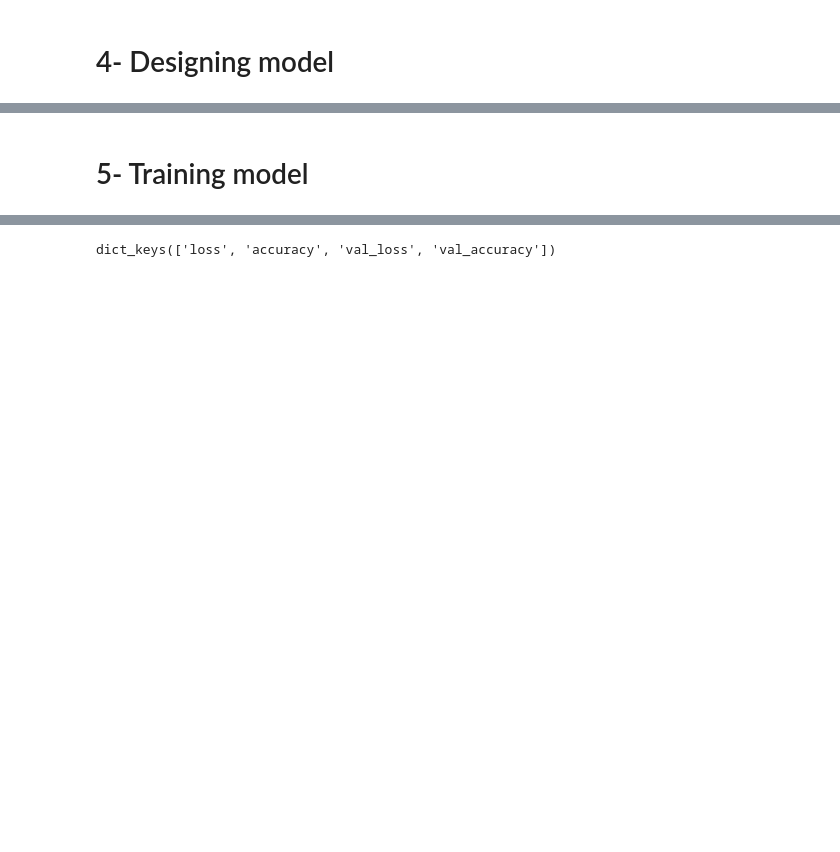
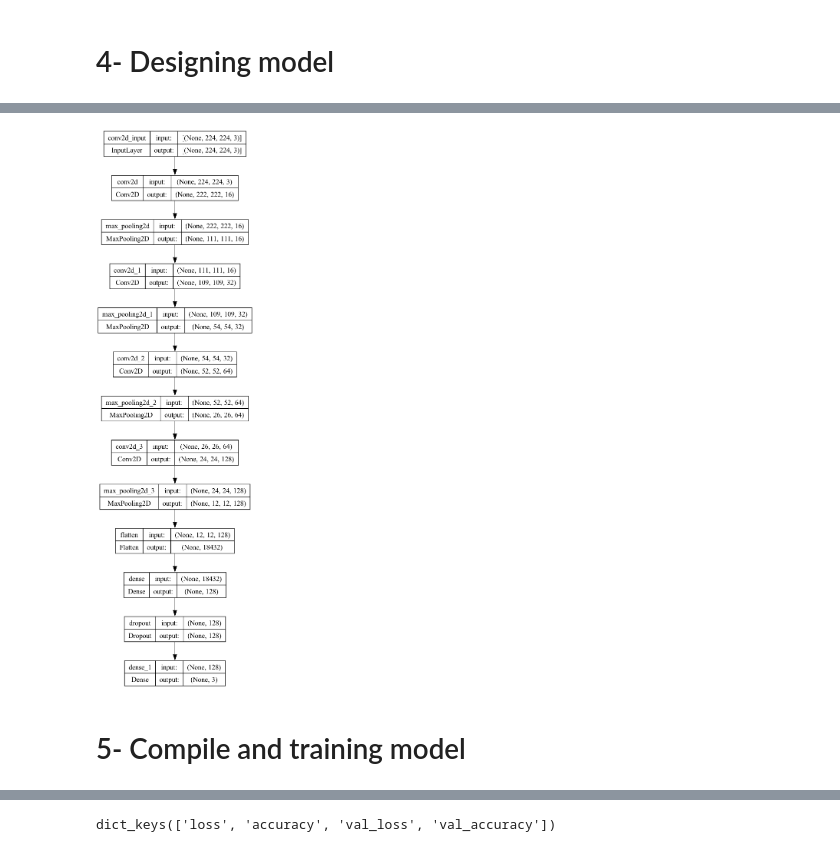
Before and after one commit to gyjong/aiffel_campus, a Jupyter notebook: quest_0306/0306_srp.ipynb, the cells around one changed output, grey strips where cells are left out. Saved outputs shown, nothing was run; the diff lists cells and outputs as text; code cells hidden in the pictures; blank space fills up the shorter version.

```diff
--- a/quest_0306/0306_srp.ipynb
+++ b/quest_0306/0306_srp.ipynb
@@ -253,5 +310,10 @@ _________________________________________________________________
+# %%
+from keras.utils import plot_model
+plot_model(model, show_shapes=True)
+# %% [output]
+[figure, added]
 # %% [markdown]
-# 5- Training model
+# 5- Compile and training model
 # %%
 # model compile
 model.compile(
```
Also changed, not shown: parts of 23 cells of this notebook, 6 other files.
